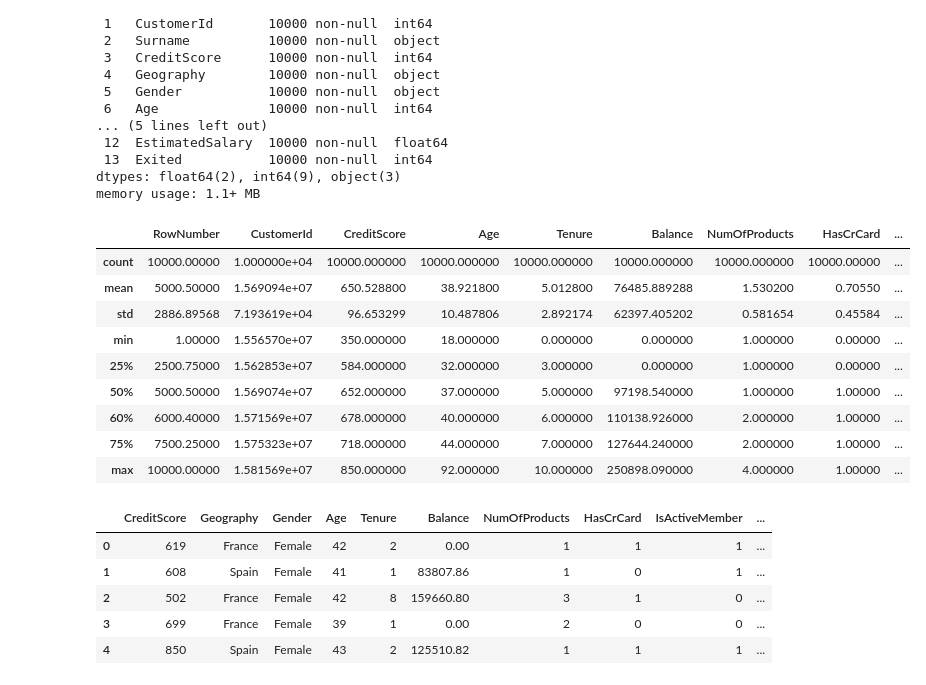
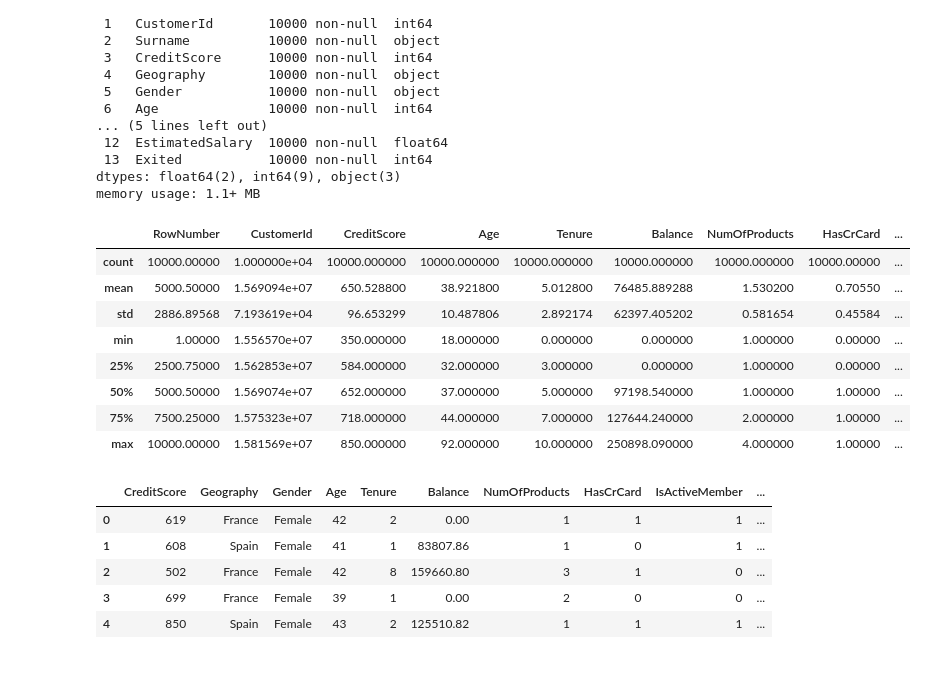
Before and after one commit to Shakhthi/Customer-Churn-Project-using-ANN, a Jupyter notebook: code.ipynb, the cells around one changed output. Saved outputs shown, nothing was run; the diff lists cells and outputs as text; code cells hidden in the pictures.

```diff
--- a/code.ipynb
+++ b/code.ipynb
@@ -38,16 +38,15 @@ Data columns (total 14 columns):
 dtypes: float64(2), int64(9), object(3)
 memory usage: 1.1+ MB
 # %%
-df.describe(percentiles=[0.25, 0.5, 0.6,0.75])
+df.describe(percentiles=[0.25, 0.5,0.75])
 # %% [output]
 |  | RowNumber | CustomerId | CreditScore | Age | Tenure | Balance | NumOfProducts | HasCrCard | ... |
 | count | 10000.00000 | 1.000000e+04 | 10000.000000 | 10000.000000 | 10000.000000 | 10000.000000 | 10000.000000 | 10000.00000 | ... |
 | mean | 5000.50000 | 1.569094e+07 | 650.528800 | 38.921800 | 5.012800 | 76485.889288 | 1.530200 | 0.70550 | ... |
 | std | 2886.89568 | 7.193619e+04 | 96.653299 | 10.487806 | 2.892174 | 62397.405202 | 0.581654 | 0.45584 | ... |
 | min | 1.00000 | 1.556570e+07 | 350.000000 | 18.000000 | 0.000000 | 0.000000 | 1.000000 | 0.00000 | ... |
 | 25% | 2500.75000 | 1.562853e+07 | 584.000000 | 32.000000 | 3.000000 | 0.000000 | 1.000000 | 0.00000 | ... |
 | 50% | 5000.50000 | 1.569074e+07 | 652.000000 | 37.000000 | 5.000000 | 97198.540000 | 1.000000 | 1.00000 | ... |
-| 60% | 6000.40000 | 1.571569e+07 | 678.000000 | 40.000000 | 6.000000 | 110138.926000 | 2.000000 | 1.00000 | ... |
 | 75% | 7500.25000 | 1.575323e+07 | 718.000000 | 44.000000 | 7.000000 | 127644.240000 | 2.000000 | 1.00000 | ... |
 | max | 10000.00000 | 1.581569e+07 | 850.000000 | 92.000000 | 10.000000 | 250898.090000 | 4.000000 | 1.00000 | ... |
 # %%
```
Also changed, not shown: parts of 9 cells of this notebook, 13 other files.
